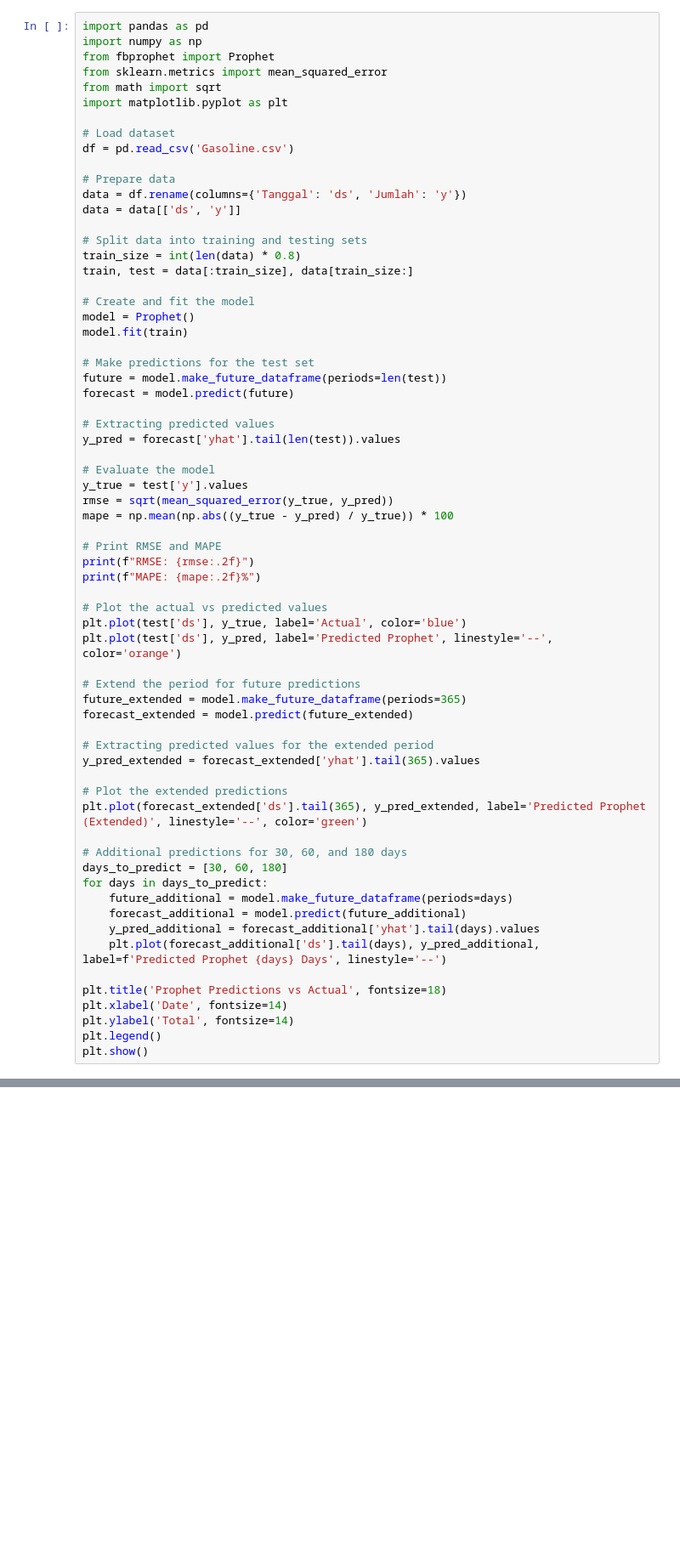
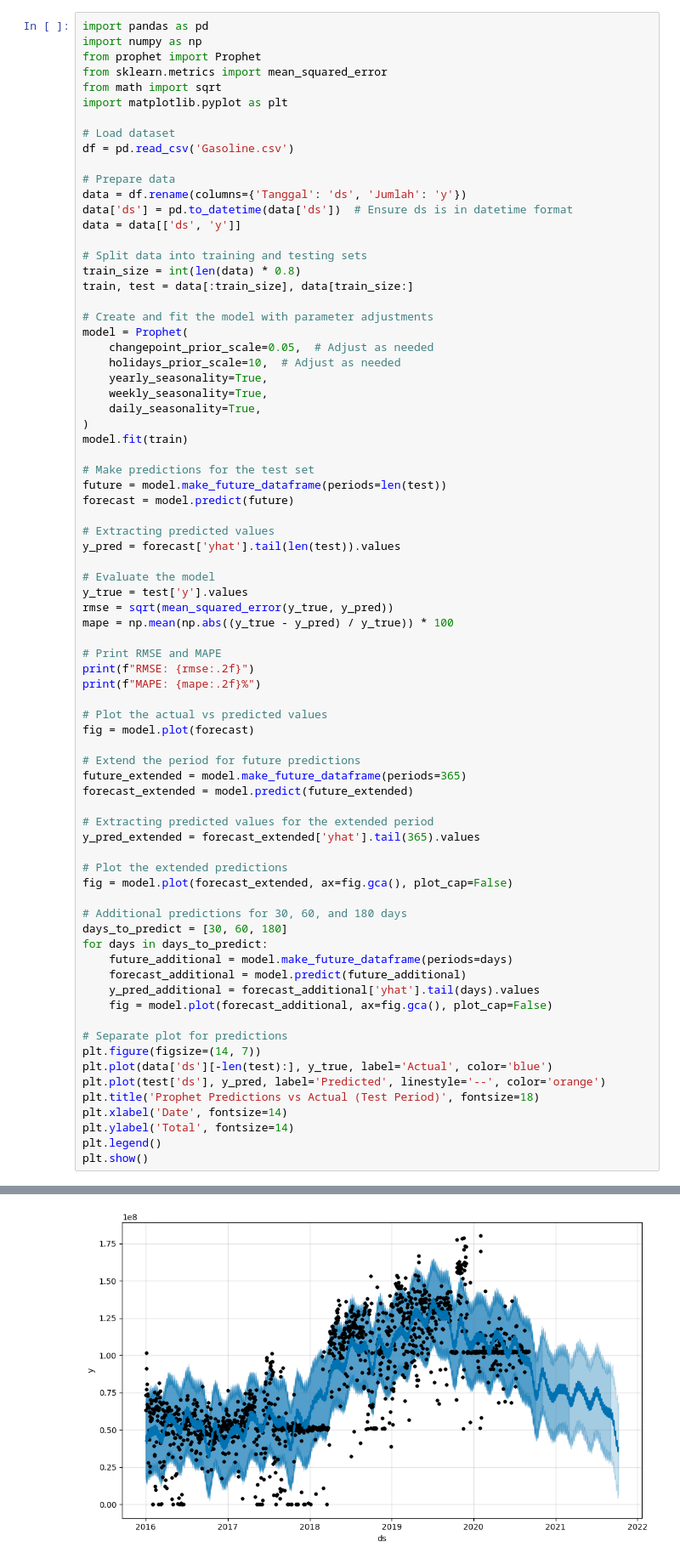
Before and after one commit to rspnn/timeseries, a Jupyter notebook: article project/gasoline/tesprophet.ipynb, the cells around one changed output, grey strips where cells are left out. Shown at 85% size. Saved outputs shown, nothing was run; the diff lists cells and outputs as text; blank space fills up the shorter version.

```diff
--- a/article project/gasoline/tesprophet.ipynb
+++ b/article project/gasoline/tesprophet.ipynb
@@ -1,7 +24,7 @@
 # %%
 import pandas as pd
 import numpy as np
-from fbprophet import Prophet
+from prophet import Prophet
 from sklearn.metrics import mean_squared_error
 from math import sqrt
 import matplotlib.pyplot as plt
@@ -11,14 +34,21 @@ df = pd.read_csv('Gasoline.csv')
 
 # Prepare data
 data = df.rename(columns={'Tanggal': 'ds', 'Jumlah': 'y'})
+data['ds'] = pd.to_datetime(data['ds'])  # Ensure ds is in datetime format
 data = data[['ds', 'y']]
 
 # Split data into training and testing sets
 train_size = int(len(data) * 0.8)
 train, test = data[:train_size], data[train_size:]
 
-# Create and fit the model
-model = Prophet()
+# Create and fit the model with parameter adjustments
+model = Prophet(
+    changepoint_prior_scale=0.05,  # Adjust as needed
+    holidays_prior_scale=10,  # Adjust as needed
+    yearly_seasonality=True,
+    weekly_seasonality=True,
+    daily_seasonality=True,
+)
 model.fit(train)
 
 # Make predictions for the test set
@@ -38,8 +68,7 @@ print(f"RMSE: {rmse:.2f}")
 print(f"MAPE: {mape:.2f}%")
 
 # Plot the actual vs predicted values
-plt.plot(test['ds'], y_true, label='Actual', color='blue')
-plt.plot(test['ds'], y_pred, label='Predicted Prophet', linestyle='--', color='orange')
+fig = model.plot(forecast)
 
 # Extend the period for future predictions
 future_extended = model.make_future_dataframe(periods=365)
@@ -49,7 +78,7 @@ forecast_extended = model.predict(future_extended)
 y_pred_extended = forecast_extended['yhat'].tail(365).values
 
 # Plot the extended predictions
-plt.plot(forecast_extended['ds'].tail(365), y_pred_extended, label='Predicted Prophet (Extended)', linestyle='--', color='green')
+fig = model.plot(forecast_extended, ax=fig.gca(), plot_cap=False)
 
 # Additional predictions for 30, 60, and 180 days
 days_to_predict = [30, 60, 180]
@@ -57,9 +86,13 @@ for days in days_to_predict:
     future_additional = model.make_future_dataframe(periods=days)
     forecast_additional = model.predict(future_additional)
     y_pred_additional = forecast_additional['yhat'].tail(days).values
-    plt.plot(forecast_additional['ds'].tail(days), y_pred_additional, label=f'Predicted Prophet {days} Days', linestyle='--')
+    fig = model.plot(forecast_additional, ax=fig.gca(), plot_cap=False)
 
-plt.title('Prophet Predictions vs Actual', fontsize=18)
+# Separate plot for predictions
+plt.figure(figsize=(14, 7))
+plt.plot(data['ds'][-len(test):], y_true, label='Actual', color='blue')
+plt.plot(test['ds'], y_pred, label='Predicted', linestyle='--', color='orange')
+plt.title('Prophet Predictions vs Actual (Test Period)', fontsize=18)
 plt.xlabel('Date', fontsize=14)
 plt.ylabel('Total', fontsize=14)
 plt.legend()
@@ -68,0 +105 @@ ModuleNotFoundError: No module named 'fbprophet'
+[figure, added]
```
Also changed, not shown: parts of 2 cells of this notebook, 1 other file.
